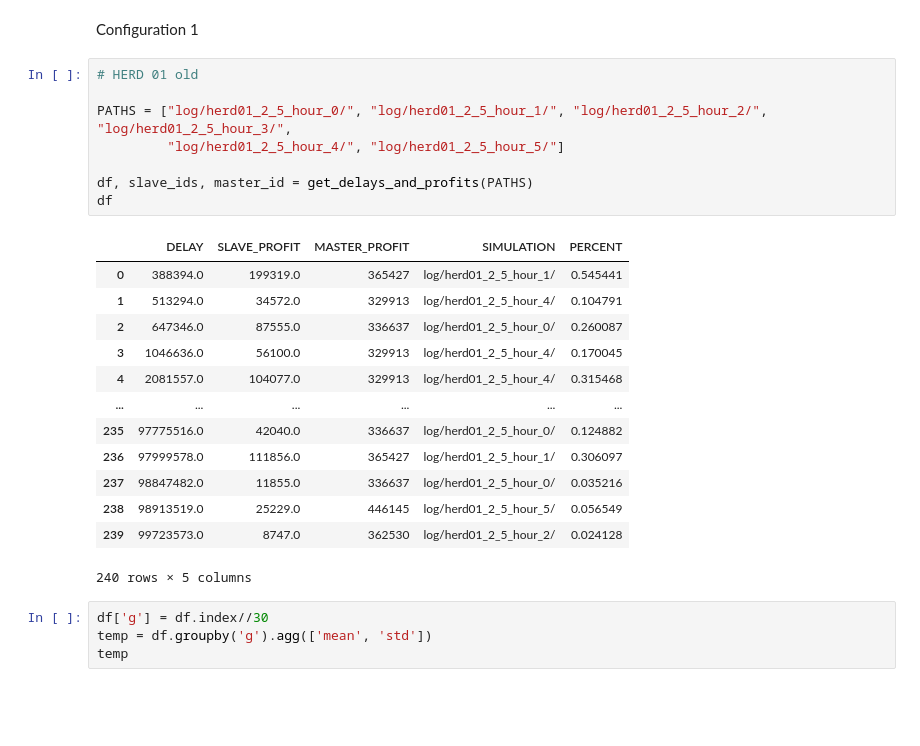
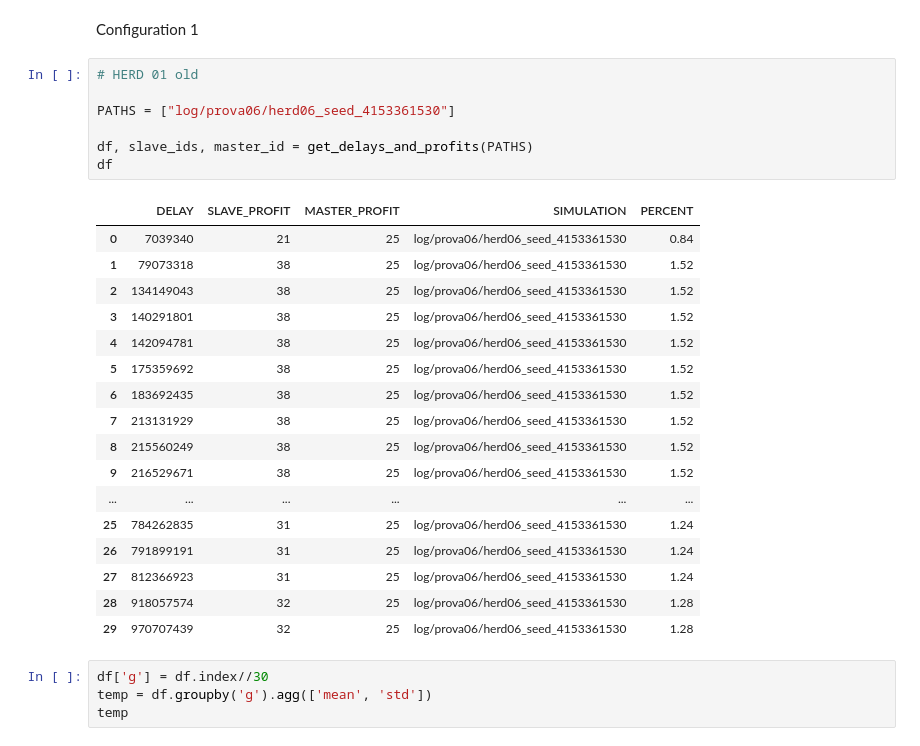
Before and after one commit to hogier/abides, a Jupyter notebook: explore.ipynb, the cells around one changed output. Saved outputs shown, nothing was run; the diff lists cells and outputs as text; blank space fills up the shorter version.

```diff
--- a/explore.ipynb
+++ b/explore.ipynb
@@ -69,25 +69,28 @@ Configuration 1
 # %%
 # HERD 01 old
 
-PATHS = ["log/herd01_2_5_hour_0/", "log/herd01_2_5_hour_1/", "log/herd01_2_5_hour_2/", "log/herd01_2_5_hour_3/",
-         "log/herd01_2_5_hour_4/", "log/herd01_2_5_hour_5/"]
+PATHS = ["log/prova06/herd06_seed_4153361530"]
 
 df, slave_ids, master_id = get_delays_and_profits(PATHS)
 df
 # %% [output]
 |  | DELAY | SLAVE_PROFIT | MASTER_PROFIT | SIMULATION | PERCENT |
-| 0 | 388394.0 | 199319.0 | 365427 | log/herd01_2_5_hour_1/ | 0.545441 |
-| 1 | 513294.0 | 34572.0 | 329913 | log/herd01_2_5_hour_4/ | 0.104791 |
-| 2 | 647346.0 | 87555.0 | 336637 | log/herd01_2_5_hour_0/ | 0.260087 |
-| 3 | 1046636.0 | 56100.0 | 329913 | log/herd01_2_5_hour_4/ | 0.170045 |
-| 4 | 2081557.0 | 104077.0 | 329913 | log/herd01_2_5_hour_4/ | 0.315468 |
+| 0 | 7039340 | 21 | 25 | log/prova06/herd06_seed_4153361530 | 0.84 |
+| 1 | 79073318 | 38 | 25 | log/prova06/herd06_seed_4153361530 | 1.52 |
+| 2 | 134149043 | 38 | 25 | log/prova06/herd06_seed_4153361530 | 1.52 |
+| 3 | 140291801 | 38 | 25 | log/prova06/herd06_seed_4153361530 | 1.52 |
+| 4 | 142094781 | 38 | 25 | log/prova06/herd06_seed_4153361530 | 1.52 |
+| 5 | 175359692 | 38 | 25 | log/prova06/herd06_seed_4153361530 | 1.52 |
+| 6 | 183692435 | 38 | 25 | log/prova06/herd06_seed_4153361530 | 1.52 |
+| 7 | 213131929 | 38 | 25 | log/prova06/herd06_seed_4153361530 | 1.52 |
+| 8 | 215560249 | 38 | 25 | log/prova06/herd06_seed_4153361530 | 1.52 |
+| 9 | 216529671 | 38 | 25 | log/prova06/herd06_seed_4153361530 | 1.52 |
 | ... | ... | ... | ... | ... | ... |
-| 235 | 97775516.0 | 42040.0 | 336637 | log/herd01_2_5_hour_0/ | 0.124882 |
-| 236 | 97999578.0 | 111856.0 | 365427 | log/herd01_2_5_hour_1/ | 0.306097 |
-| 237 | 98847482.0 | 11855.0 | 336637 | log/herd01_2_5_hour_0/ | 0.035216 |
-| 238 | 98913519.0 | 25229.0 | 446145 | log/herd01_2_5_hour_5/ | 0.056549 |
-| 239 | 99723573.0 | 8747.0 | 362530 | log/herd01_2_5_hour_2/ | 0.024128 |
+| 25 | 784262835 | 31 | 25 | log/prova06/herd06_seed_4153361530 | 1.24 |
+| 26 | 791899191 | 31 | 25 | log/prova06/herd06_seed_4153361530 | 1.24 |
+| 27 | 812366923 | 31 | 25 | log/prova06/herd06_seed_4153361530 | 1.24 |
+| 28 | 918057574 | 32 | 25 | log/prova06/herd06_seed_4153361530 | 1.28 |
+| 29 | 970707439 | 32 | 25 | log/prova06/herd06_seed_4153361530 | 1.28 |
-240 rows × 5 columns
 # %%
 df['g'] = df.index//30
 temp = df.groupby('g').agg(['mean', 'std'])
```
Also changed, not shown: parts of 3 cells of this notebook, 3 other files.
